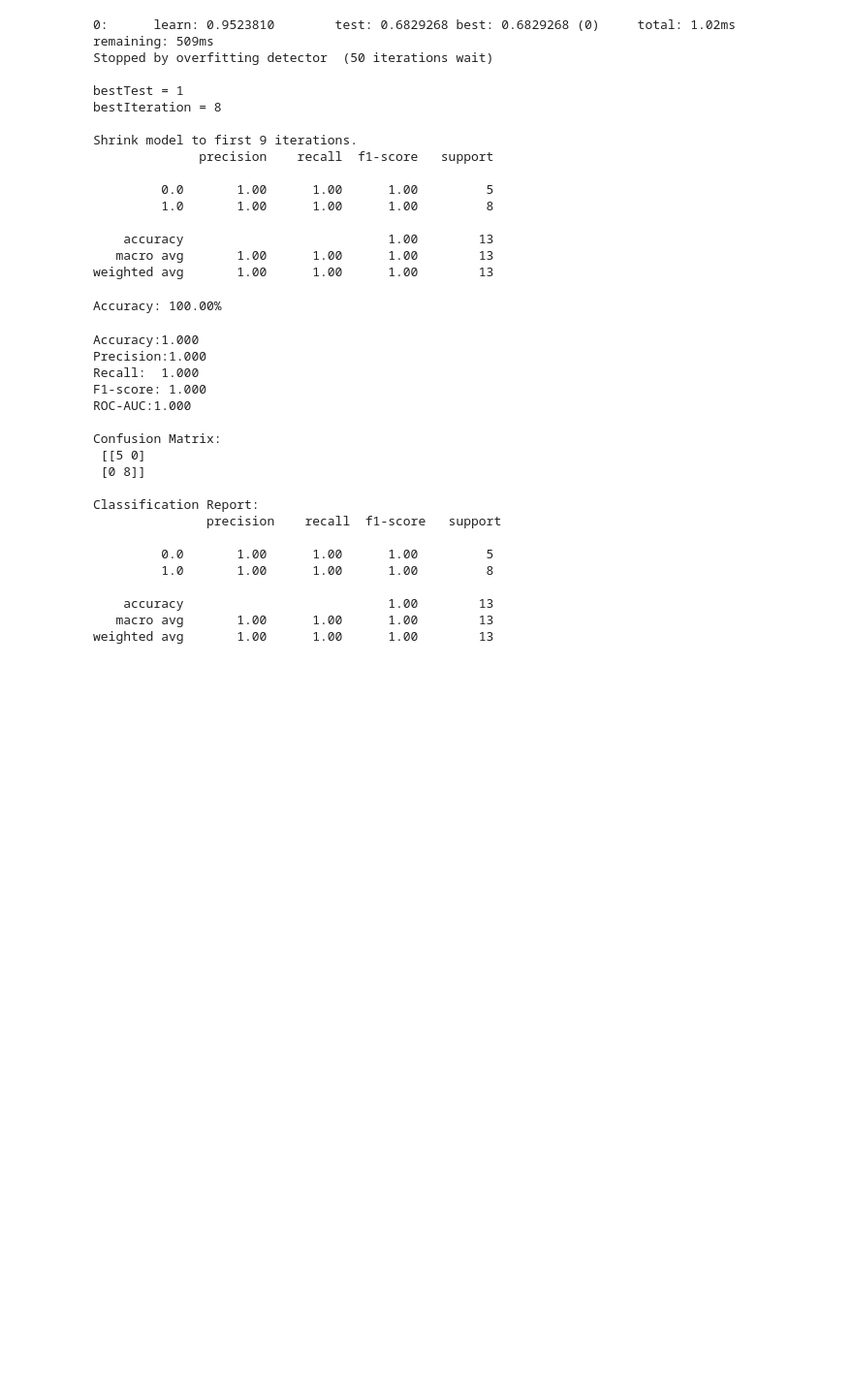
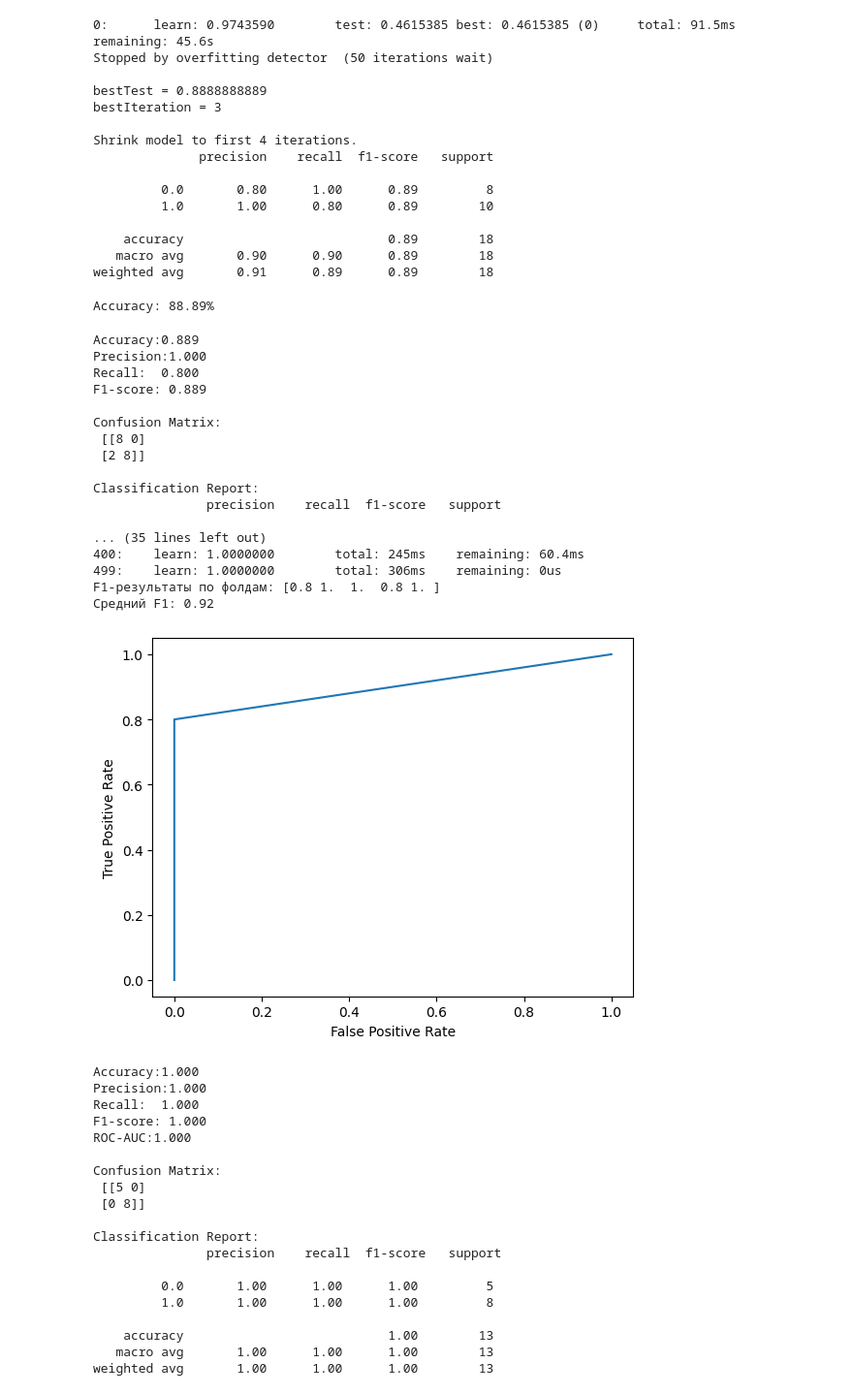
Before and after one commit to Egor29ch/UDGU_project, a Jupyter notebook: CatBoost.ipynb, the cells around one changed output. Shown at 97% size. Saved outputs shown, nothing was run; the diff lists cells and outputs as text; code cells hidden in the pictures; blank space fills up the shorter version.

```diff
--- a/CatBoost.ipynb
+++ b/CatBoost.ipynb
@@ -10,7 +10,7 @@ import matplotlib.pyplot as plt
 from sklearn.metrics import RocCurveDisplay
 from sklearn.metrics import PrecisionRecallDisplay
 # %%
-df = pd.read_csv(r'C:\Users\e.i.chapaev\Desktop\serious_udgu_pr\clearing_df.csv')
+df = pd.read_csv('gemini.csv')
 df
 # %%
 y = df['З/П']
@@ -42,26 +42,72 @@ y_pred = model.predict(X_test)
 
 print(classification_report(y_test, y_pred))
 # %% [output]
-0:      learn: 0.9523810        test: 0.6829268 best: 0.6829268 (0)     total: 1.02ms   remaining: 509ms
+0:      learn: 0.9743590        test: 0.4615385 best: 0.4615385 (0)     total: 91.5ms   remaining: 45.6s
 Stopped by overfitting detector  (50 iterations wait)
 
-bestTest = 1
-bestIteration = 8
+bestTest = 0.8888888889
+bestIteration = 3
 
-Shrink model to first 9 iterations.
+Shrink model to first 4 iterations.
               precision    recall  f1-score   support
 
-         0.0       1.00      1.00      1.00         5
-         1.0       1.00      1.00      1.00         8
+         0.0       0.80      1.00      0.89         8
+         1.0       1.00      0.80      0.89        10
 
-    accuracy                           1.00        13
-   macro avg       1.00      1.00      1.00        13
-weighted avg       1.00      1.00      1.00        13
+    accuracy                           0.89        18
+   macro avg       0.90      0.90      0.89        18
+weighted avg       0.91      0.89      0.89        18
 # %%
 accuracy = accuracy_score(y_test, y_pred)
 print(f'Accuracy: {accuracy * 100:.2f}%')
 # %% [output]
-Accuracy: 100.00%
+Accuracy: 88.89%
+# %%
+def metrix(prediction,clf, X_test):
+    from sklearn.model_selection import cross_val_score
+    accuracy_score(prediction, y_test)
+    print(f"Accuracy:{accuracy_score(y_test, prediction):.3f}")
+    print(f"Precision:{precision_score(y_test, prediction):.3f}")
+    print(f"Recall:  {recall_score(y_test, prediction):.3f}")
+    print(f"F1-score: {f1_score(y_test, prediction):.3f}")
+    # print(f"ROC-AUC:{roc_auc_score(y_test, y_proba):.3f}")
+    print("\nConfusion Matrix:\n", confusion_matrix(y_test, prediction))
+    print("\nClassification Report:\n", classification_report(y_test, prediction))
+
+
+    scores_f1 = cross_val_score(clf, X_test, y_test, cv=5, scoring='f1')
+
+    print(f"F1-результаты по фолдам: {scores_f1}")
+    print(f"Средний F1: {scores_f1.mean():.2f}")
+    from sklearn import metrics
+    fpr, tpr, _ = metrics.roc_curve(y_test,  prediction)
+
+    # построение ROC кривой
+    plt.plot(fpr, tpr)
+    plt.ylabel('True Positive Rate')
+    plt.xlabel('False Positive Rate')
+    plt.show()
+    return
+metrix(y_pred, model, X_test)
+# %% [output]
+Accuracy:0.889
+Precision:1.000
+Recall:  0.800
+F1-score: 0.889
+
+Confusion Matrix:
+ [[8 0]
+ [2 8]]
+
+Classification Report:
+               precision    recall  f1-score   support
+
+... (35 lines left out)
+400:    learn: 1.0000000        total: 245ms    remaining: 60.4ms
+499:    learn: 1.0000000        total: 306ms    remaining: 0us
+F1-результаты по фолдам: [0.8 1.  1.  0.8 1. ]
+Средний F1: 0.92
+[figure, added]
 # %%
 print(f"Accuracy:{accuracy_score(y_test, y_pred):.3f}")
 print(f"Precision:{precision_score(y_test, y_pred):.3f}")
```
Also changed, not shown: 5 other files.
